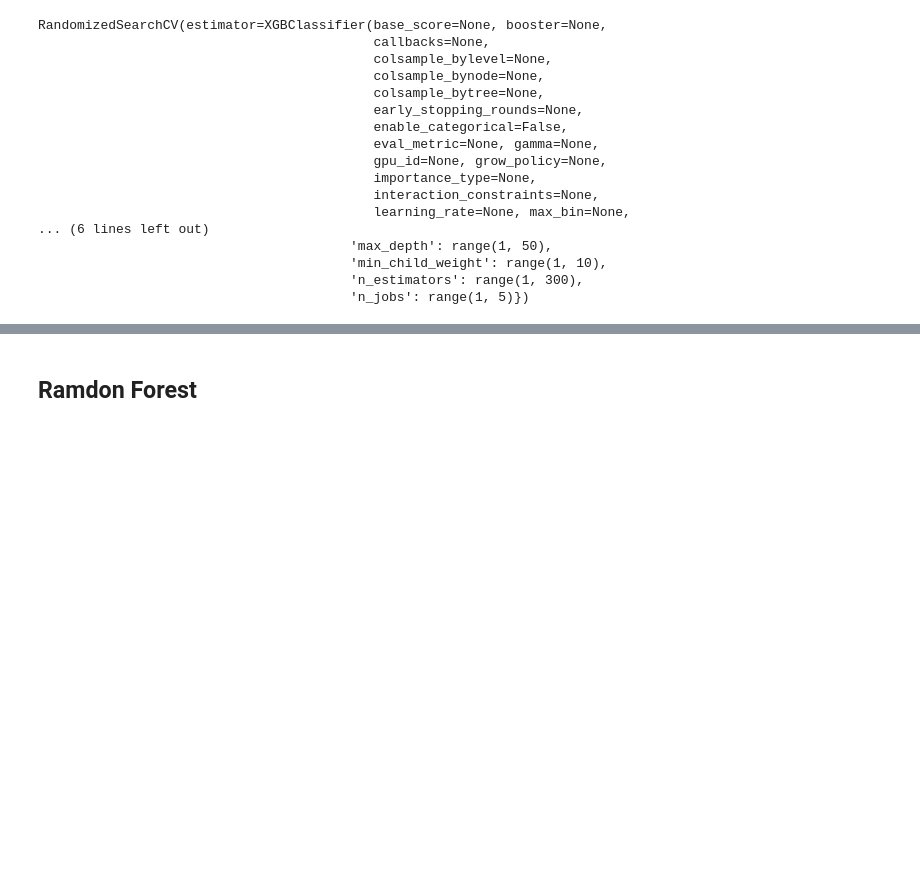
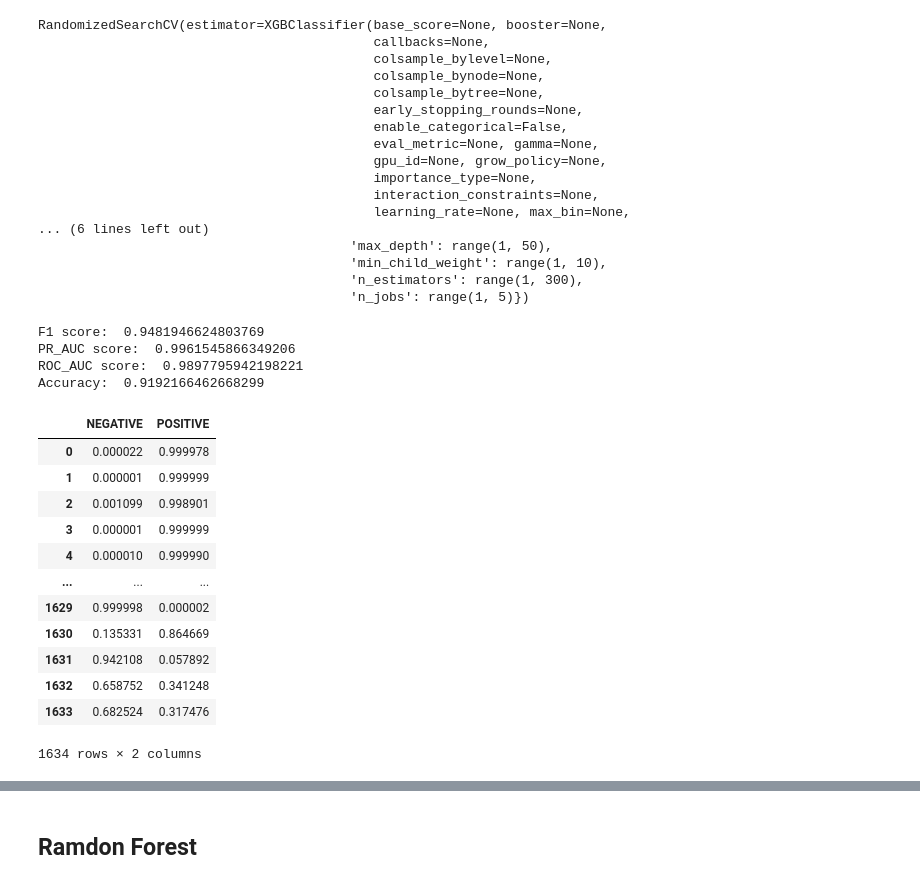
Before and after one commit to nivii26/DSA4263-Voice-of-Customer-VOC-analysis, a Jupyter notebook: src/sentiment-analysis/Sentiment-Xingyu.ipynb, the cells around one changed output, grey strips where cells are left out. Saved outputs shown, nothing was run; the diff lists cells and outputs as text; code cells hidden in the pictures; blank space fills up the shorter version.

```diff
--- a/src/sentiment-analysis/Sentiment-Xingyu.ipynb
+++ b/src/sentiment-analysis/Sentiment-Xingyu.ipynb
@@ -261,4 +386,4 @@ RandomizedSearchCV(estimator=XGBClassifier(base_score=None, booster=None,
                                         'n_estimators': range(1, 300),
                                         'n_jobs': range(1, 5)})
 # %%
-y_preds=rs.predict(X_test)
+y_preds=rs.predict_proba(X_test)
@@ -264,0 +392,27 @@ y_preds=rs.predict(X_test)
+# %%
+print("F1 score: ", f1_score(y_test, y_ppp))
+print("PR_AUC score: ", average_precision_score(y_test, svml_pred_prob_df['POSITIVE'] ))
+print("ROC_AUC score: ", roc_auc_score(y_test, svml_pred_prob_df['POSITIVE']))
+print("Accuracy: ", accuracy_score(y_test, y_ppp))
+# %% [output]
+F1 score:  0.9481946624803769
+PR_AUC score:  0.9961545866349206
+ROC_AUC score:  0.9897795942198221
+Accuracy:  0.9192166462668299
+# %%
+svml_pred_prob_df = pd.DataFrame(data = y_preds, columns = ['NEGATIVE', 'POSITIVE'])
+svml_pred_prob_df
+# %% [output]
+|  | NEGATIVE | POSITIVE |
+| 0 | 0.000022 | 0.999978 |
+| 1 | 0.000001 | 0.999999 |
+| 2 | 0.001099 | 0.998901 |
+| 3 | 0.000001 | 0.999999 |
+| 4 | 0.000010 | 0.999990 |
+| ... | ... | ... |
+| 1629 | 0.999998 | 0.000002 |
+| 1630 | 0.135331 | 0.864669 |
+| 1631 | 0.942108 | 0.057892 |
+| 1632 | 0.658752 | 0.341248 |
+| 1633 | 0.682524 | 0.317476 |
+1634 rows × 2 columns
```
Also changed, not shown: parts of 9 cells of this notebook.
